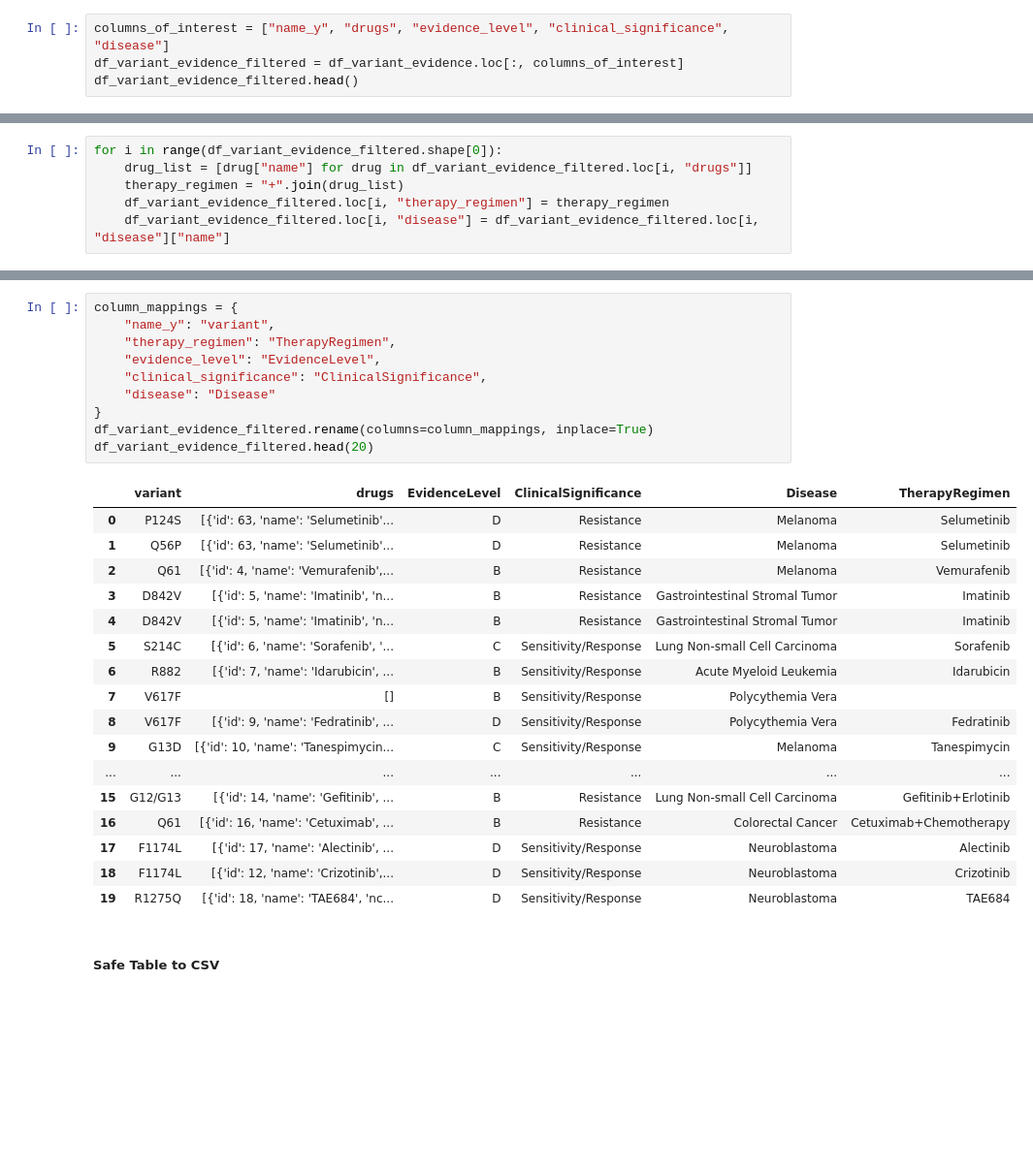
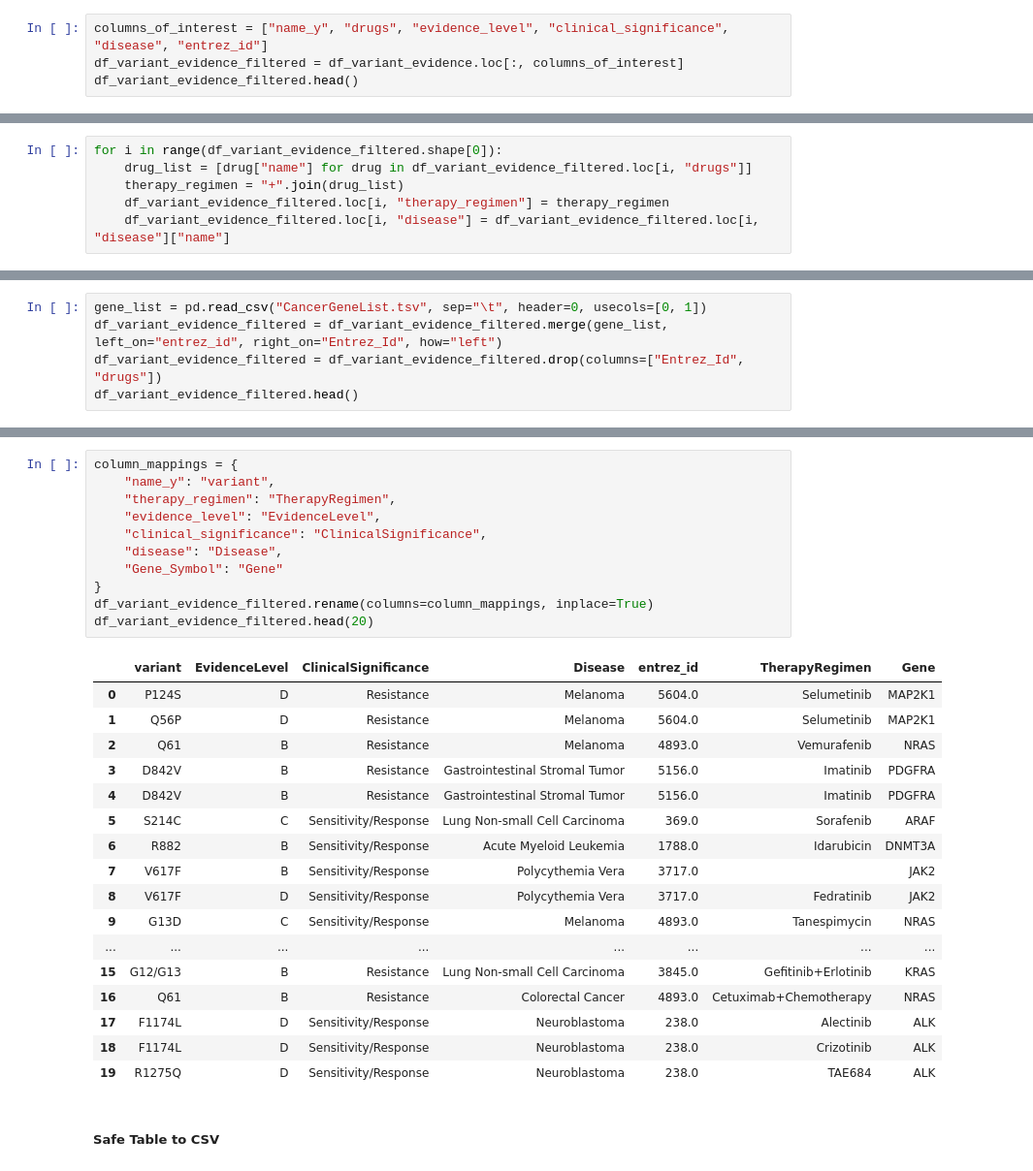
Before and after one commit to jmichuda/bmi-210-final-project, a Jupyter notebook: src/CIViC_API_Usage.ipynb, the cells around one changed output, grey strips where cells are left out. Shown: that part at 97% size. Cells and saved outputs as stored; diff of their text form; blank space fills up the shorter version.

Commit message:
updated CIViC access to get gene names

```diff
--- a/src/CIViC_API_Usage.ipynb
+++ b/src/CIViC_API_Usage.ipynb
@@ -62,7 +77,7 @@ df_variant_evidence.head()
 # %% [markdown]
 ##### Isolate the columns of interest and obtain the drug names associated with each variant and evidence item
 # %%
-columns_of_interest = ["name_y", "drugs", "evidence_level", "clinical_significance", "disease"]
+columns_of_interest = ["name_y", "drugs", "evidence_level", "clinical_significance", "disease", "entrez_id"]
 df_variant_evidence_filtered = df_variant_evidence.loc[:, columns_of_interest]
 df_variant_evidence_filtered.head()
 # %% [output]
@@ -80,0 +98,5 @@ for i in range(df_variant_evidence_filtered.shape[0]):
+# %%
+gene_list = pd.read_csv("CancerGeneList.tsv", sep="\t", header=0, usecols=[0, 1])
+df_variant_evidence_filtered = df_variant_evidence_filtered.merge(gene_list, left_on="entrez_id", right_on="Entrez_Id", how="left")
+df_variant_evidence_filtered = df_variant_evidence_filtered.drop(columns=["Entrez_Id", "drugs"])
+df_variant_evidence_filtered.head()
@@ -81,31 +110,32 @@ for i in range(df_variant_evidence_filtered.shape[0]):
 # %%
 column_mappings = {
     "name_y": "variant",
     "therapy_regimen": "TherapyRegimen",
     "evidence_level": "EvidenceLevel",
     "clinical_significance": "ClinicalSignificance",
-    "disease": "Disease"
+    "disease": "Disease",
+    "Gene_Symbol": "Gene"
 }
 df_variant_evidence_filtered.rename(columns=column_mappings, inplace=True)
 df_variant_evidence_filtered.head(20)
 # %% [output]
-|  | variant | drugs | EvidenceLevel | ClinicalSignificance | Disease | TherapyRegimen |
-| 0 | P124S | [{'id': 63, 'name': 'Selumetinib'... | D | Resistance | Melanoma | Selumetinib |
-| 1 | Q56P | [{'id': 63, 'name': 'Selumetinib'... | D | Resistance | Melanoma | Selumetinib |
-| 2 | Q61 | [{'id': 4, 'name': 'Vemurafenib',... | B | Resistance | Melanoma | Vemurafenib |
-| 3 | D842V | [{'id': 5, 'name': 'Imatinib', 'n... | B | Resistance | Gastrointestinal Stromal Tumor | Imatinib |
-| 4 | D842V | [{'id': 5, 'name': 'Imatinib', 'n... | B | Resistance | Gastrointestinal Stromal Tumor | Imatinib |
-| 5 | S214C | [{'id': 6, 'name': 'Sorafenib', '... | C | Sensitivity/Response | Lung Non-small Cell Carcinoma | Sorafenib |
-| 6 | R882 | [{'id': 7, 'name': 'Idarubicin', ... | B | Sensitivity/Response | Acute Myeloid Leukemia | Idarubicin |
-| 7 | V617F | [] | B | Sensitivity/Response | Polycythemia Vera |  |
-| 8 | V617F | [{'id': 9, 'name': 'Fedratinib', ... | D | Sensitivity/Response | Polycythemia Vera | Fedratinib |
-| 9 | G13D | [{'id': 10, 'name': 'Tanespimycin... | C | Sensitivity/Response | Melanoma | Tanespimycin |
-| ... | ... | ... | ... | ... | ... | ... |
-| 15 | G12/G13 | [{'id': 14, 'name': 'Gefitinib', ... | B | Resistance | Lung Non-small Cell Carcinoma | Gefitinib+Erlotinib |
-| 16 | Q61 | [{'id': 16, 'name': 'Cetuximab', ... | B | Resistance | Colorectal Cancer | Cetuximab+Chemotherapy |
-| 17 | F1174L | [{'id': 17, 'name': 'Alectinib', ... | D | Sensitivity/Response | Neuroblastoma | Alectinib |
-| 18 | F1174L | [{'id': 12, 'name': 'Crizotinib',... | D | Sensitivity/Response | Neuroblastoma | Crizotinib |
-| 19 | R1275Q | [{'id': 18, 'name': 'TAE684', 'nc... | D | Sensitivity/Response | Neuroblastoma | TAE684 |
+|  | variant | EvidenceLevel | ClinicalSignificance | Disease | entrez_id | TherapyRegimen | Gene |
+| 0 | P124S | D | Resistance | Melanoma | 5604.0 | Selumetinib | MAP2K1 |
+| 1 | Q56P | D | Resistance | Melanoma | 5604.0 | Selumetinib | MAP2K1 |
+| 2 | Q61 | B | Resistance | Melanoma | 4893.0 | Vemurafenib | NRAS |
+| 3 | D842V | B | Resistance | Gastrointestinal Stromal Tumor | 5156.0 | Imatinib | PDGFRA |
+| 4 | D842V | B | Resistance | Gastrointestinal Stromal Tumor | 5156.0 | Imatinib | PDGFRA |
+| 5 | S214C | C | Sensitivity/Response | Lung Non-small Cell Carcinoma | 369.0 | Sorafenib | ARAF |
+| 6 | R882 | B | Sensitivity/Response | Acute Myeloid Leukemia | 1788.0 | Idarubicin | DNMT3A |
+| 7 | V617F | B | Sensitivity/Response | Polycythemia Vera | 3717.0 |  | JAK2 |
+| 8 | V617F | D | Sensitivity/Response | Polycythemia Vera | 3717.0 | Fedratinib | JAK2 |
+| 9 | G13D | C | Sensitivity/Response | Melanoma | 4893.0 | Tanespimycin | NRAS |
+| ... | ... | ... | ... | ... | ... | ... | ... |
+| 15 | G12/G13 | B | Resistance | Lung Non-small Cell Carcinoma | 3845.0 | Gefitinib+Erlotinib | KRAS |
+| 16 | Q61 | B | Resistance | Colorectal Cancer | 4893.0 | Cetuximab+Chemotherapy | NRAS |
+| 17 | F1174L | D | Sensitivity/Response | Neuroblastoma | 238.0 | Alectinib | ALK |
+| 18 | F1174L | D | Sensitivity/Response | Neuroblastoma | 238.0 | Crizotinib | ALK |
+| 19 | R1275Q | D | Sensitivity/Response | Neuroblastoma | 238.0 | TAE684 | ALK |
 # %% [markdown]
 ##### Safe Table to CSV
 # %%
```
Also changed, not shown: parts of 7 cells of this notebook, 2 other files.
